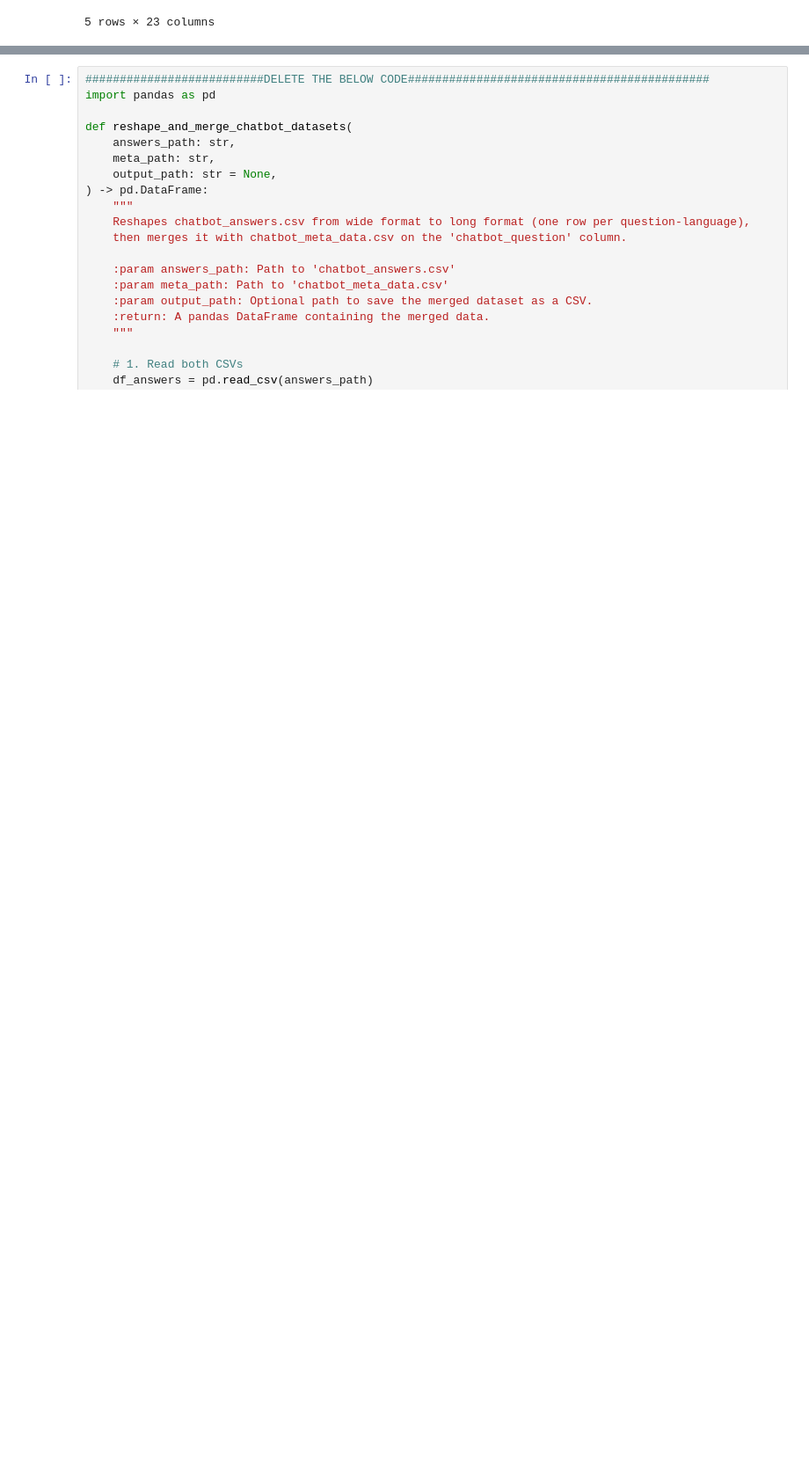
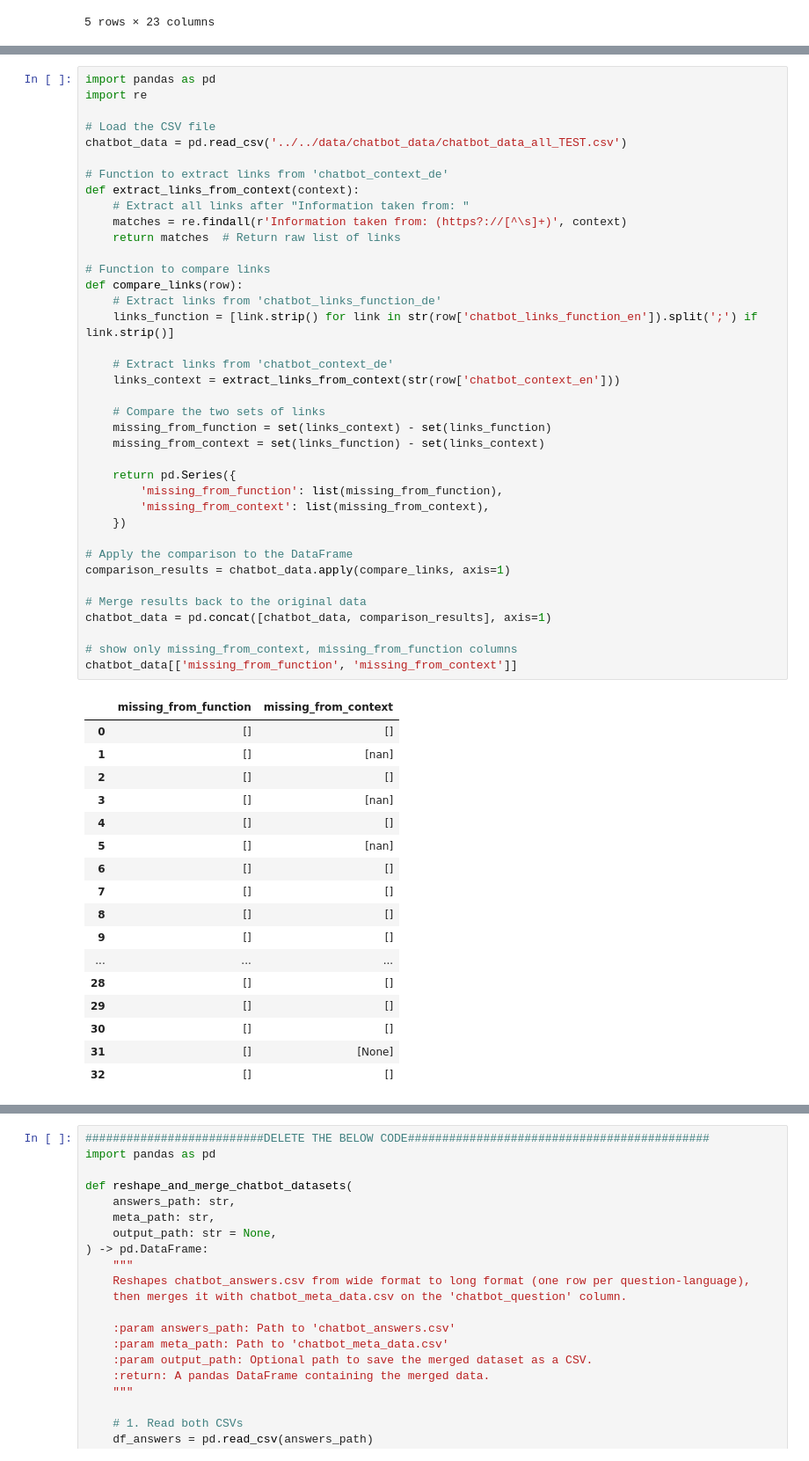
Before and after one commit to MarvinIRW/Assessing-Answer-Accuracy-Hallucination-and-Document-Relevance-in-virtUOS-Chatbot, a Jupyter notebook: code/dataset/6_chatbot_answer_generation.ipynb, the cells around one changed output, grey strips where cells are left out. Shown: that part at 88% size. Drawn from its saved outputs; the diff is of its cells as text; blank space fills up the shorter version.

```diff
--- a/code/dataset/6_chatbot_answer_generation.ipynb
+++ b/code/dataset/6_chatbot_answer_generation.ipynb
@@ -512,0 +509,56 @@ merged_df.head()
+# %%
+import pandas as pd
+import re
+
+# Load the CSV file
+chatbot_data = pd.read_csv('../../data/chatbot_data/chatbot_data_all_TEST.csv')
+
+# Function to extract links from 'chatbot_context_de'
+def extract_links_from_context(context):
+    # Extract all links after "Information taken from: "
+    matches = re.findall(r'Information taken from: (https?://[^\s]+)', context)
+    return matches  # Return raw list of links
+
+# Function to compare links
+def compare_links(row):
+    # Extract links from 'chatbot_links_function_de'
+    links_function = [link.strip() for link in str(row['chatbot_links_function_en']).split(';') if link.strip()]
+
+    # Extract links from 'chatbot_context_de'
+    links_context = extract_links_from_context(str(row['chatbot_context_en']))
+
+    # Compare the two sets of links
+    missing_from_function = set(links_context) - set(links_function)
+    missing_from_context = set(links_function) - set(links_context)
+
+    return pd.Series({
+        'missing_from_function': list(missing_from_function),
+        'missing_from_context': list(missing_from_context),
+    })
+
+# Apply the comparison to the DataFrame
+comparison_results = chatbot_data.apply(compare_links, axis=1)
+
+# Merge results back to the original data
+chatbot_data = pd.concat([chatbot_data, comparison_results], axis=1)
+
+# show only missing_from_context, missing_from_function columns
+chatbot_data[['missing_from_function', 'missing_from_context']]
+# %% [output]
+|  | missing_from_function | missing_from_context |
+| 0 | [] | [] |
+| 1 | [] | [nan] |
+| 2 | [] | [] |
+| 3 | [] | [nan] |
+| 4 | [] | [] |
+| 5 | [] | [nan] |
+| 6 | [] | [] |
+| 7 | [] | [] |
+| 8 | [] | [] |
+| 9 | [] | [] |
+| ... | ... | ... |
+| 28 | [] | [] |
+| 29 | [] | [] |
+| 30 | [] | [] |
+| 31 | [] | [None] |
+| 32 | [] | [] |
```
Also changed, not shown: parts of 9 cells of this notebook, 9 other files.
